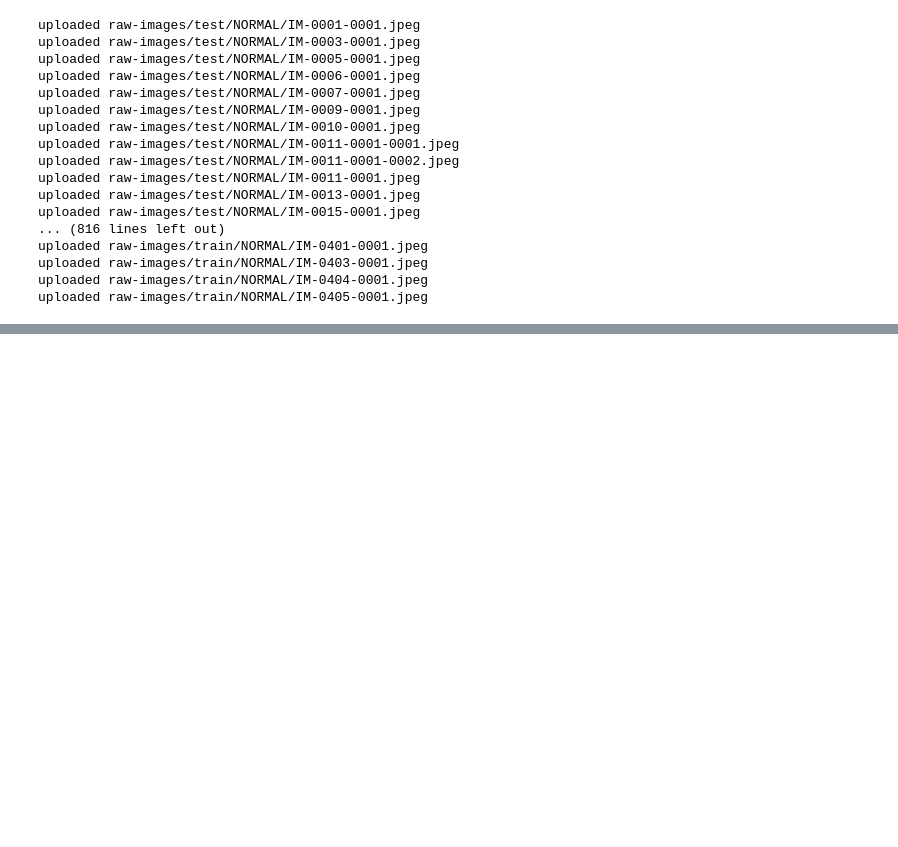
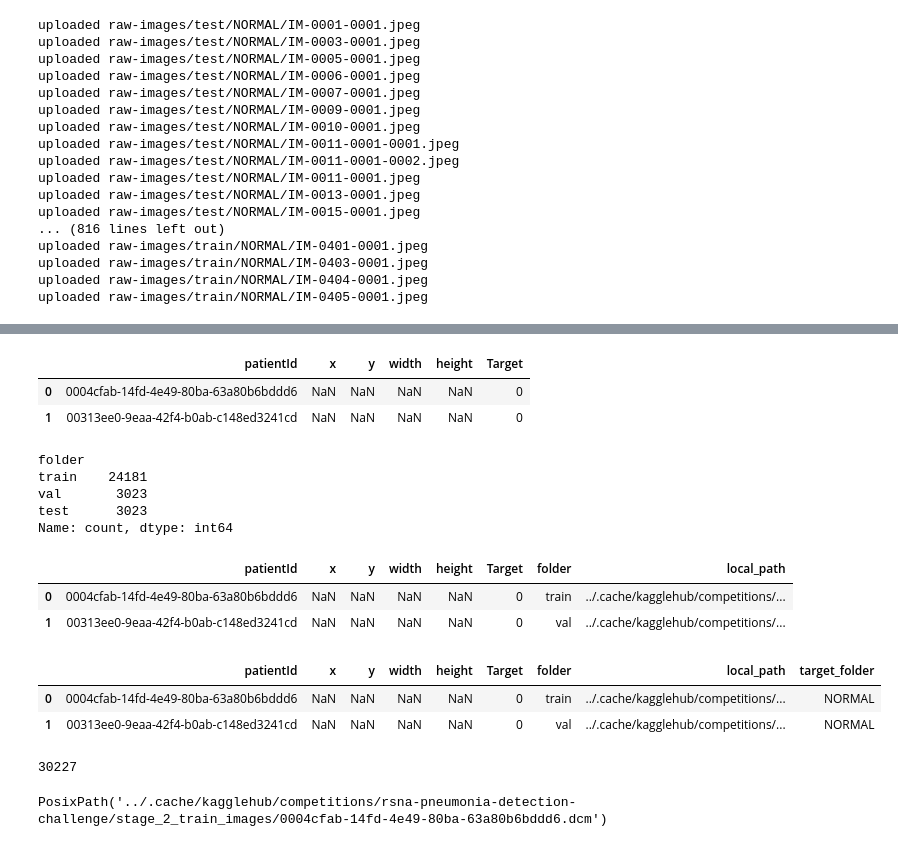
Before and after one commit to AAI-540-02-Group-4/FinalProject, a Jupyter notebook: data-setup.ipynb, the cells around one changed output, grey strips where cells are left out. Saved outputs shown, nothing was run; the diff lists cells and outputs as text; code cells hidden in the pictures; blank space fills up the shorter version.

```diff
--- a/data-setup.ipynb
+++ b/data-setup.ipynb
@@ -87,0 +119,6 @@ uploaded raw-images/train/NORMAL/IM-0405-0001.jpeg
+# %%
+df.head(2)
+# %% [output]
+|  | patientId | x | y | width | height | Target |
+| 0 | 0004cfab-14fd-4e49-80ba-63a80b6bddd6 | NaN | NaN | NaN | NaN | 0 |
+| 1 | 00313ee0-9eaa-42f4-b0ab-c148ed3241cd | NaN | NaN | NaN | NaN | 0 |
@@ -87,0 +146,39 @@ uploaded raw-images/train/NORMAL/IM-0405-0001.jpeg
+# %%
+df.folder.value_counts()
+# %% [output]
+folder
+train    24181
+val       3023
+test      3023
+Name: count, dtype: int64
+# %%
+all_imgs = [i for i in set_2_path.rglob('*.dcm')]
+# %%
+img_path_map = {}
+
+for path in all_imgs:
+    img_id = path.stem
+    img_path_map[img_id] = path
+# %%
+df['local_path'] = df.patientId.map(img_path_map)
+# %%
+df.head(2)
+# %% [output]
+|  | patientId | x | y | width | height | Target | folder | local_path |
+| 0 | 0004cfab-14fd-4e49-80ba-63a80b6bddd6 | NaN | NaN | NaN | NaN | 0 | train | ../.cache/kagglehub/competitions/... |
+| 1 | 00313ee0-9eaa-42f4-b0ab-c148ed3241cd | NaN | NaN | NaN | NaN | 0 | val | ../.cache/kagglehub/competitions/... |
+# %%
+target_map = {0: 'NORMAL',
+             1 : 'PNEUMONIA'
+             }
+df['target_folder'] = df.Target.map(target_map)
+# %%
+df.head(2)
+# %% [output]
+|  | patientId | x | y | width | height | Target | folder | local_path | target_folder |
+| 0 | 0004cfab-14fd-4e49-80ba-63a80b6bddd6 | NaN | NaN | NaN | NaN | 0 | train | ../.cache/kagglehub/competitions/... | NORMAL |
+| 1 | 00313ee0-9eaa-42f4-b0ab-c148ed3241cd | NaN | NaN | NaN | NaN | 0 | val | ../.cache/kagglehub/competitions/... | NORMAL |
+# %%
+len(df)
+# %% [output]
+30227
@@ -87,0 +191,4 @@ uploaded raw-images/train/NORMAL/IM-0405-0001.jpeg
+# %%
+df.local_path.iloc[0]
+# %% [output]
+PosixPath('../.cache/kagglehub/competitions/rsna-pneumonia-detection-challenge/stage_2_train_images/0004cfab-14fd-4e49-80ba-63a80b6bddd6.dcm')
```
Also changed, not shown: parts of 17 cells of this notebook, 4 other files.
